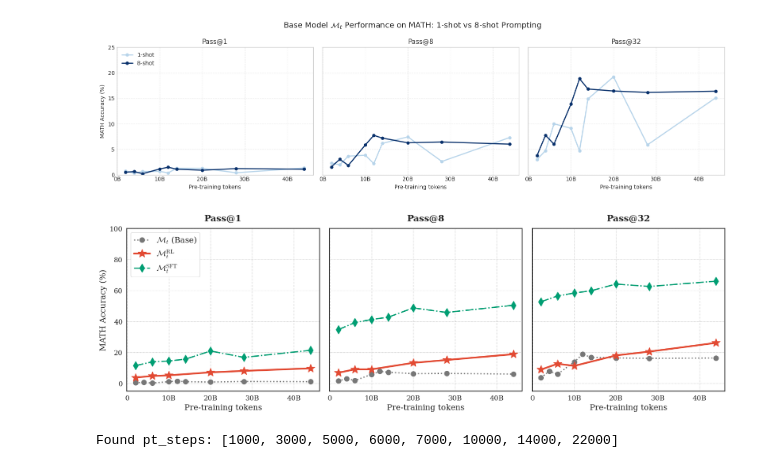
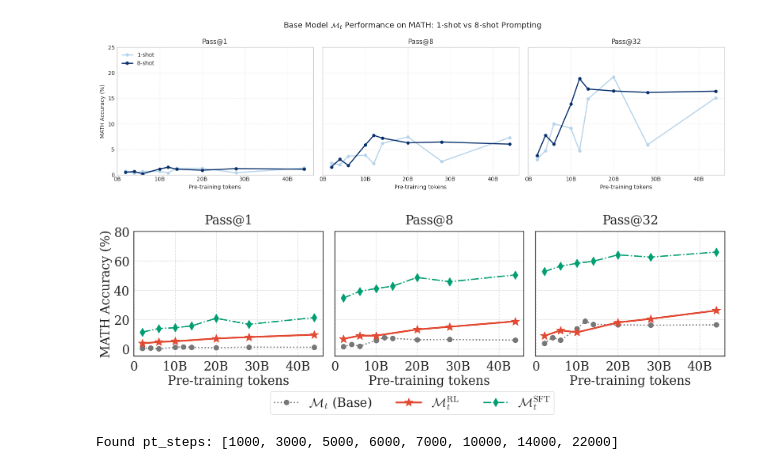
Before and after one commit to RachitBansal/verl, a Jupyter notebook: notebooks/plot_eval_results_math.ipynb, the cells around one changed output. Drawn from its saved outputs; the diff is of its cells as text; code cells hidden in the pictures.

```diff
--- a/notebooks/plot_eval_results_math.ipynb
+++ b/notebooks/plot_eval_results_math.ipynb
@@ -463,12 +463,13 @@ sns.set_theme(style="whitegrid", context="paper", font_scale=1.6)
 plt.rcParams.update({
     "font.family": "serif",
     "mathtext.fontset": "cm",
-    "axes.titlesize": 18,
-    "axes.labelsize": 16,
-    "xtick.labelsize": 14,
-    "ytick.labelsize": 14,
+    "axes.titlesize": 25,
+    "axes.labelsize": 25,
+    "xtick.labelsize": 25,
+    "ytick.labelsize": 25,
     "axes.edgecolor": "black",
     "axes.linewidth": 1.2,
+    "legend.fontsize": 25,
 })
 
 # Constants
@@ -538,50 +539,71 @@ for idx, samples in enumerate(PLOT_SAMPLES_BASE):
         ]
         if not sft_subset.empty:
             sft_last = sft_subset.loc[sft_subset.groupby("pt_step")["sft_step"].idxmax()].sort_values("pt_step")
             ax.plot(sft_last["pt_step"] * TOKEN_MULTIPLIER, sft_last["score"] * 100, **styles["sft"])
 
     # 3. RL Only
     rl_subset = rl_df[(rl_df["samples"] == samples) & (rl_df["temp"] == TARGET_TEMP) & (rl_df["num_rollouts"] == RL_ROLLOUTS)]
     if not rl_subset.empty:
         rl_last = rl_subset.loc[rl_subset.groupby("pt_step")["rl_step"].idxmax()].sort_values("pt_step")
         ax.plot(rl_last["pt_step"] * TOKEN_MULTIPLIER, rl_last["score"] * 100, **styles["rl"], zorder=10)
 
     # --- Formatting ---
-    ax.set_title(f"Pass@{samples}", fontweight="bold", pad=15)
+    ax.set_title(f"Pass@{samples}", pad=15)
     ax.set_xlabel("Pre-training tokens")
     ax.xaxis.set_major_formatter(formatter)
 
     if idx == 0:
-        ax.set_ylabel(f"{DATASET_NAME} Accuracy (%)")
+        ax.set_ylabel("MATH Accuracy (%)")
+        # DELETE the entire legend block from here (lines 115-127 in original thought process)
 
-        # --- Legend Sorting ---
-        handles, labels = ax.get_legend_handles_labels()
-        desired_order = [
-            styles["pretrain"]["label"],
-            styles["rl"]["label"],
-            styles["sft"]["label"],
-        ]
-        order_lookup = {label: i for i, label in enumerate(desired_order)}
-        sorted_pairs = sorted(zip(handles, labels), key=lambda pair: order_lookup.get(pair[1], 99))
-        sorted_handles, sorted_labels = zip(*sorted_pairs)
-
-        ax.legend(sorted_handles, sorted_labels, frameon=True, framealpha=0.95, loc="upper left", fontsize=16)
-
-    ax.set_ylim(-5, 100)
+    ax.set_ylim(-5, 80)
 
     # --- Darker Grid Lines ---
     ax.grid(True, linestyle=":", color="gray", alpha=0.7)
 
     # Full Borders
     for spine in ax.spines.values():
         spine.set_visible(True)
         spine.set_edgecolor('black')
         spine.set_linewidth(1.2)
 
+# 1. Get handles/labels
+handles, labels = axes[0].get_legend_handles_labels()
+
+# 2. Sort Logic
+desired_order = [
+    styles["pretrain"]["label"],
+    styles["rl"]["label"],
+    styles["sft"]["label"]
+]
+order_lookup = {label: i for i, label in enumerate(desired_order)}
+sorted_pairs = sorted(zip(handles, labels), key=lambda pair: order_lookup.get(pair[1], 99))
+sorted_handles, sorted_labels = zip(*sorted_pairs)
+
+# 3. Adjust Layout FIRST
+# tight_layout fixes the internal spacing of plots
 plt.tight_layout()
+
+# PUSH PLOTS UP: Increase 'bottom' to make room for the legend.
+# With font size 25, we likely need 0.35 or even 0.4 here.
+plt.subplots_adjust(bottom=0.30)
+
+# 4. Create Legend
+fig.legend(
+    sorted_handles,
+    sorted_labels,
+    loc="lower center",      # Anchor point on the legend box
+    bbox_to_anchor=(0.5, 0.00), # Position in figure coordinates (x=center, y=near bottom)
+    ncol=4,
+    frameon=True,
+    framealpha=1.0,          # Opaque background so it hides anything behind it
+    borderpad=0.3            # Add some padding inside the legend box
+)
+
+plt.savefig("math_passatk_comparison.pdf", bbox_inches="tight")
 plt.show()
 # %% [output]
-[figure, old version]
+[figure, new version]
 # %%
 # Plot 4: RL Training Dynamics - 3x3 grid for each pt_step (using combined CSV files)
 # Each subplot shows: (1) validation reward for n=5 and n=64, (2) test MATH performance for n=5 and n=64
```
Also changed, not shown: parts of 1 cell of this notebook, 9 other files.
